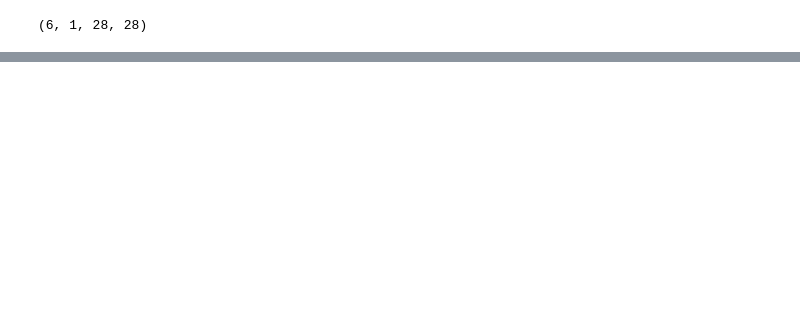
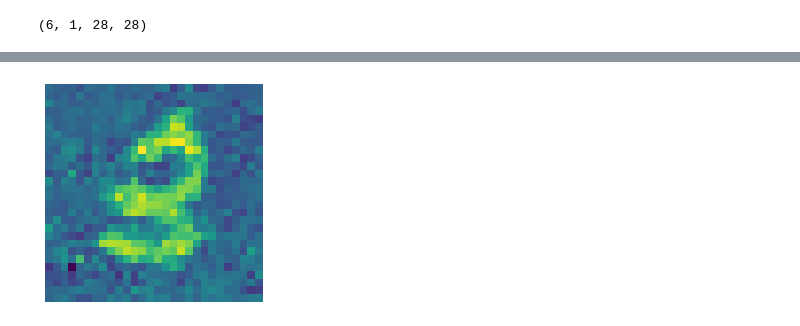
Before and after one commit to petarcalic99/PROJECT-Proof_Of_Liveness, a Jupyter notebook: Experiments/PyTorchDataSets_Study.ipynb, the cells around one changed output, grey strips where cells are left out. Cells and saved outputs as stored; diff of their text form; code cells hidden in the pictures; blank space fills up the shorter version.

Commit message:
Add files via upload
Download an imshow to png

```diff
--- a/Experiments/PyTorchDataSets_Study.ipynb
+++ b/Experiments/PyTorchDataSets_Study.ipynb
@@ -267,0 +268,7 @@ deNoised:
+# %%
+plt.axis('off')
+plt.imshow(denoise[0])
+plt.savefig('save/0001.png', bbox_inches='tight')
+plt.close()
+# %% [output]
+[figure, added]
```
Also changed, not shown: parts of 15 cells of this notebook.
